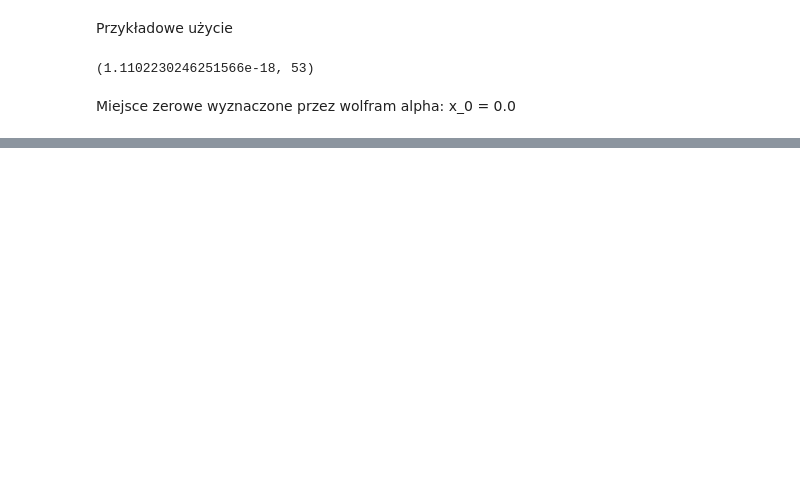
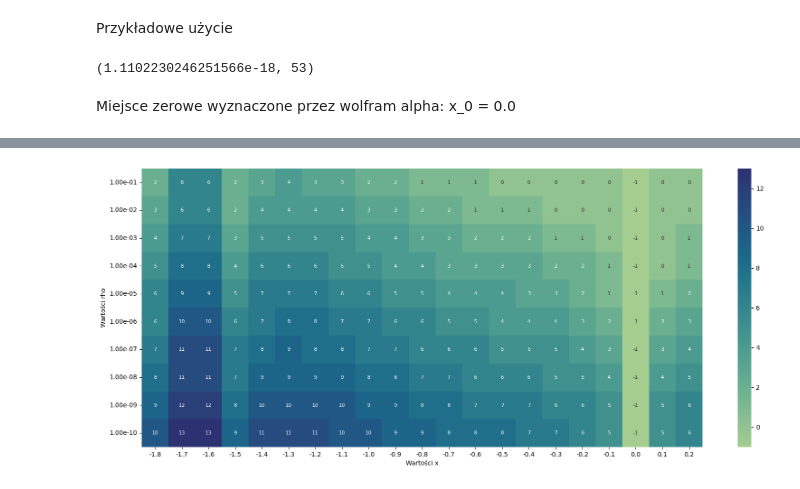
Before and after one commit to JakubFr4czek/MOwNiT, a Jupyter notebook: Lab5/lab5.ipynb, the cells around one changed output, grey strips where cells are left out. Cells and saved outputs as stored; diff of their text form; code cells hidden in the pictures; blank space fills up the shorter version.

```diff
--- a/Lab5/lab5.ipynb
+++ b/Lab5/lab5.ipynb
@@ -196,0 +176,4 @@ x | eps | x_0 | iterations
+# %%
+test_newton.plot_heatmap_iterations(test_newton.eps_values_1, ConditionNewton.ABS)
+# %% [output]
+[figure, added]
```
Also changed, not shown: parts of 13 cells of this notebook, 10 other files.
